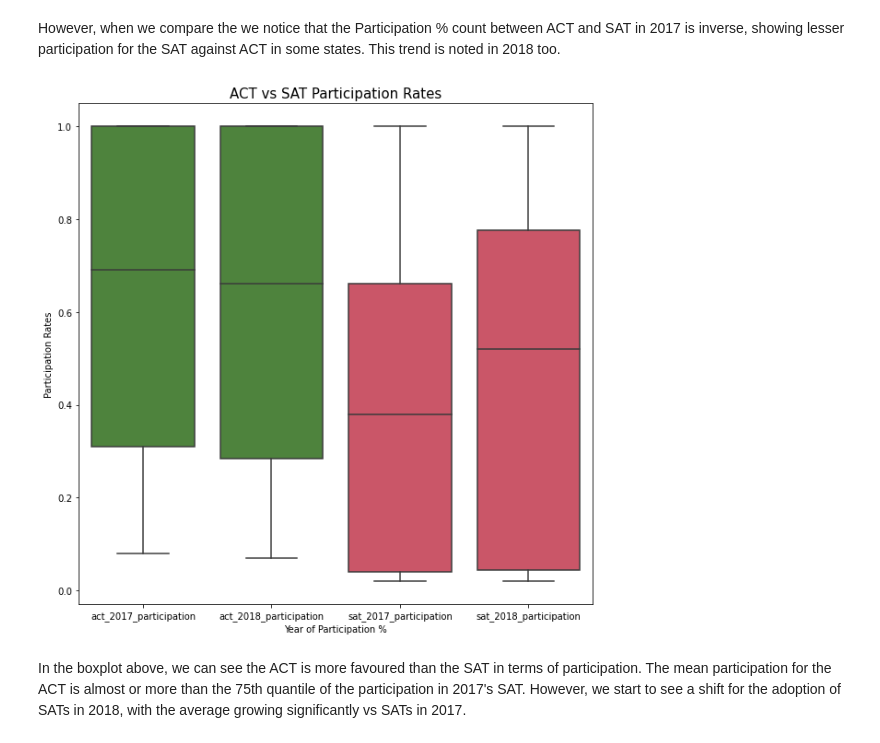
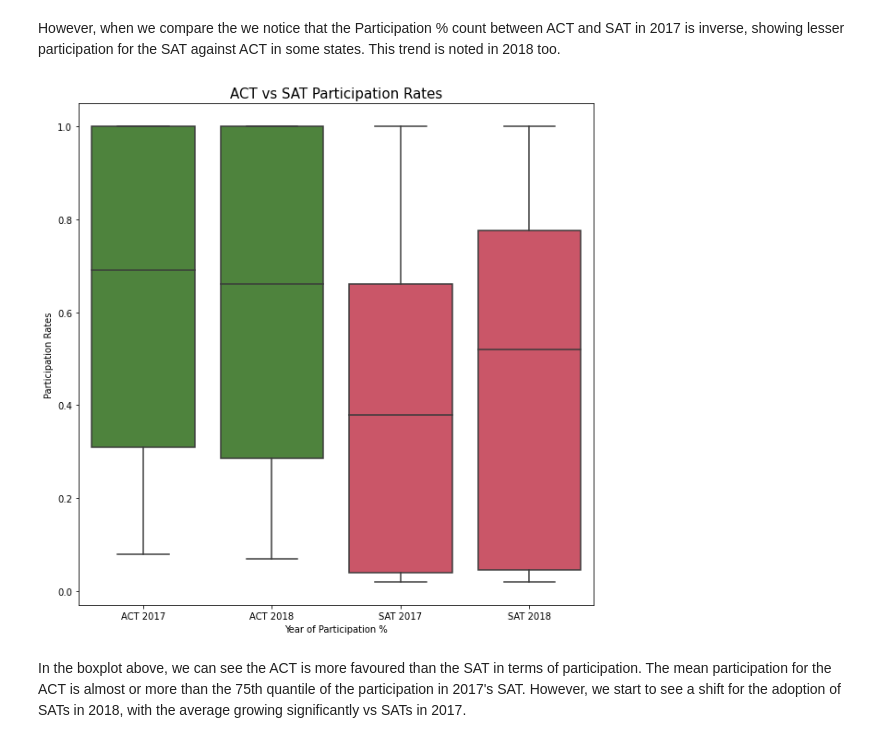
Before and after one commit to kkhalis/GA-Projects, a Jupyter notebook: project_1/code/starter-code.ipynb, the cells around one changed output. Drawn from its saved outputs; the diff is of its cells as text; code cells hidden in the pictures.

```diff
--- a/project_1/code/starter-code.ipynb
+++ b/project_1/code/starter-code.ipynb
@@ -191,8 +191,8 @@ def convert_float(tmp):
 def get_diff(tmp):
     tmp['composite_diff'] = round(tmp['act_2017_composite'] - tmp['act_2018_composite'],1)
     tmp['total_diff'] = round(tmp['sat_2017_total'] - tmp['sat_2018_total'],1)
-    tmp['act_participation_diff'] = round(tmp['act_2017_participation'] - tmp['act_2018_participation'],2)
-    tmp['sat_participation_diff'] = round(tmp['sat_2017_participation'] - tmp['sat_2018_participation'],2)
+    tmp['act_participation_diff'] = abs(round(tmp['act_2017_participation'] - tmp['act_2018_participation'],2))
+    tmp['sat_participation_diff'] = abs(round(tmp['sat_2017_participation'] - tmp['sat_2018_participation'],2))
     return tmp
 
 def fix_sat_math(row):
@@ -736,13 +736,19 @@ However, when we compare the we notice that the Participation % count between AC
 # %%
 plt.figure(figsize=(10,10))
 participation_rates = data[['act_2017_participation','act_2018_participation','sat_2017_participation','sat_2018_participation']]
+participation_rates = participation_rates.rename(columns={
+    'act_2017_participation':'ACT 2017',
+    'act_2018_participation':'ACT 2018',
+    'sat_2017_participation':'SAT 2017',
+    'sat_2018_participation':'SAT 2018'
 
+})
 sns.boxplot(data=participation_rates, palette=['#488f31','#488f31','#de425b','#de425b'])
 plt.title('ACT vs SAT Participation Rates', {'fontsize':15})
 plt.xlabel('Year of Participation %')
 plt.ylabel('Participation Rates');
 # %% [output]
-[figure, old version]
+[figure, new version]
 # %% [markdown]
 In the boxplot above, we can see the ACT is more favoured than the SAT in terms of participation. The mean participation for the ACT is almost or more than the 75th quantile of the participation in 2017's SAT. However, we start to see a shift for the adoption of SATs in 2018, with the average growing significantly vs SATs in 2017.
 # %%
```
Also changed, not shown: parts of 17 cells of this notebook, 1 other file.
